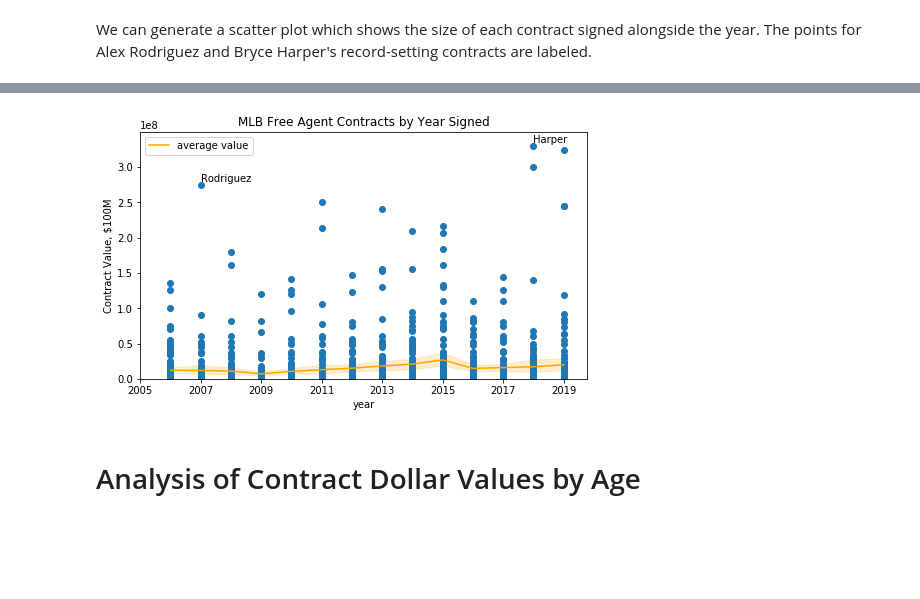
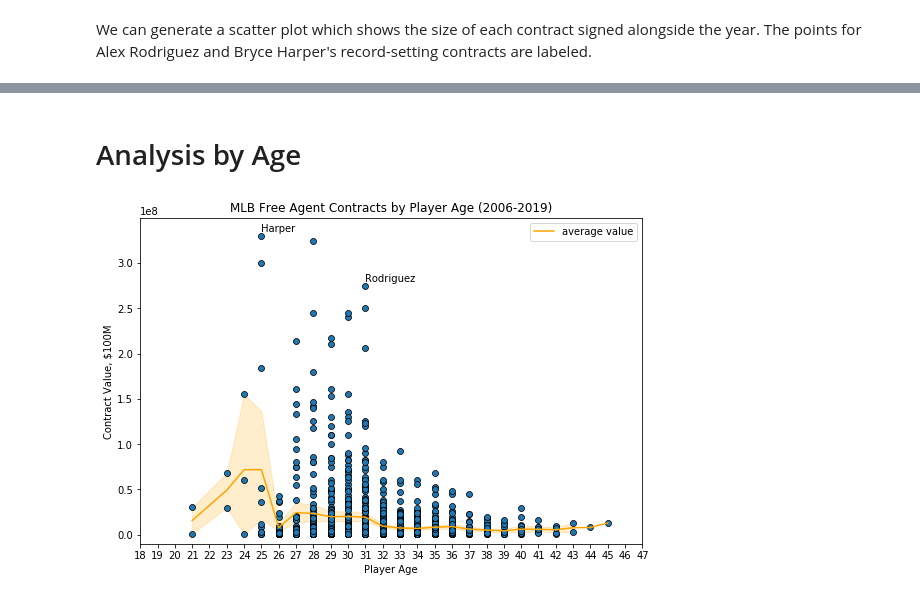
Before and after one commit to ryanjcarroll/MLB-Free-Agents-Data-Analysis, a Jupyter notebook: Data Analysis - All Players.ipynb, the cells around one changed output, grey strips where cells are left out. Cells and saved outputs as stored; diff of their text form; code cells hidden in the pictures; blank space fills up the shorter version.

Commit message:
Added Positional analysis, Seaborn plots
Added section for positional breakdown, cleaned some position values, and converted plots from matplotlib to seaborn

```diff
--- a/Data Analysis - All Players.ipynb
+++ b/Data Analysis - All Players.ipynb
@@ -30,25 +48,26 @@ We can generate a scatter plot which shows the size of each contract signed alon
+# %% [markdown]
+# Analysis by Age
 # %%
-fig = plt.figure(figsize=(8,10))
-ax1 = fig.add_subplot(2,1,1)
+fig, ax = plt.subplots(figsize=(9,6))
 
-x_ticks = 2*np.arange(8) + 2005
+x_ticks = np.arange(30) + 18
 y_ticks = 50000000 * np.arange(7)
 
 # Scatter plot
-ax1 = sns.lineplot(players['year'], players['dollars'], color='orange', label='average value')
-ax1.legend(loc='best')
-ax1.scatter(players['year'], players['dollars'])
-ax1.set_xticks(x_ticks)
-ax1.set_yticks(y_ticks)
-ax1.set_ylim([0,350000000])
-ax1.set_title('MLB Free Agent Contracts by Year Signed')
-ax1.set_ylabel('Contract Value, $100M')
-ax1.text(2007,280000000,'Rodriguez')
-ax1.text(2018,335000000,'Harper')
+ax = sns.lineplot(x='age', y='dollars', data=players, color='orange', label='average value')
+sns.scatterplot(x='age', y='dollars', data=players, edgecolor='black')
 
-plt.savefig('figures/contracts_by_year.png', bbox_inches='tight')
+ax.legend(loc='best')
+ax.set_xticks(x_ticks)
+ax.set_yticks(y_ticks)
+ax.set_ylim([-10000000,350000000])
+ax.set_title('MLB Free Agent Contracts by Player Age (2006-2019)')
+ax.set_ylabel('Contract Value, $100M')
+ax.set_xlabel('Player Age')
+ax.text(31,280000000,'Rodriguez')
+ax.text(25,335000000,'Harper')
+
+plt.savefig('figures/contracts_by_age.png', bbox_inches='tight')
 plt.show()
 # %% [output]
-[figure, old version]
+[figure, new version]
-# %% [markdown]
-# Analysis of Contract Dollar Values by Age
```
Also changed, not shown: parts of 7 cells of this notebook, 2 other files.
